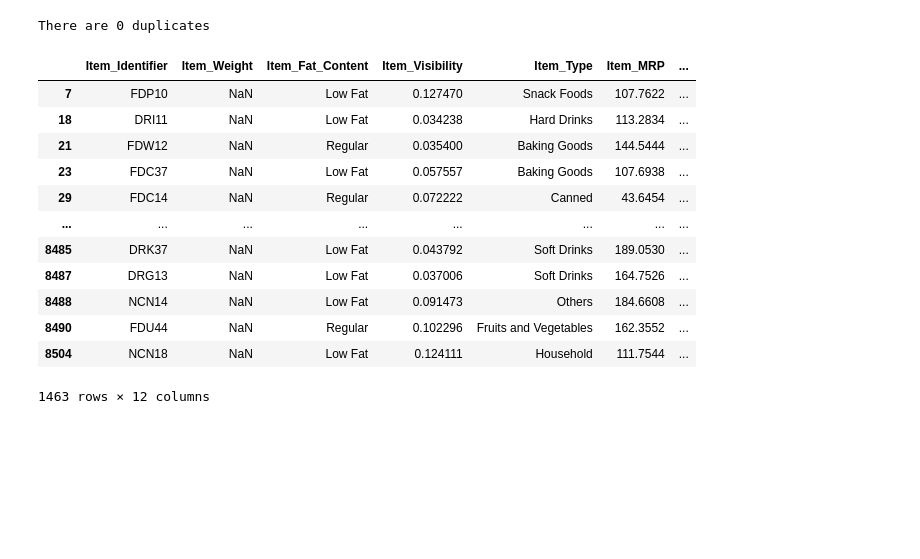
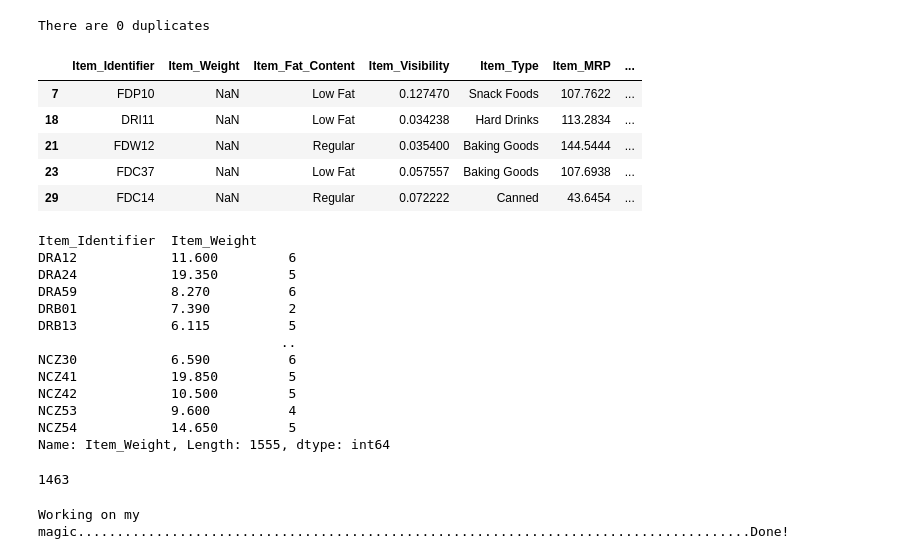
Before and after one commit to KDcodePy/Coding-dojo-project1-part1, a Jupyter notebook: Sales_prediction.ipynb, the cells around one changed output. Saved outputs shown, nothing was run; the diff lists cells and outputs as text; code cells hidden in the pictures; blank space fills up the shorter version.

```diff
--- a/Sales_prediction.ipynb
+++ b/Sales_prediction.ipynb
@@ -92,17 +92,30 @@ nan_item_weight_filter = df["Item_Weight"].isna()
 nan_iw_df = df[nan_item_weight_filter]
 # %%
 nan_iw_df # dataframe for all missing values for Item_Weight
+nan_iw_df.head()
 # %% [output]
 |  | Item_Identifier | Item_Weight | Item_Fat_Content | Item_Visibility | Item_Type | Item_MRP | ... |
 | 7 | FDP10 | NaN | Low Fat | 0.127470 | Snack Foods | 107.7622 | ... |
 | 18 | DRI11 | NaN | Low Fat | 0.034238 | Hard Drinks | 113.2834 | ... |
 | 21 | FDW12 | NaN | Regular | 0.035400 | Baking Goods | 144.5444 | ... |
 | 23 | FDC37 | NaN | Low Fat | 0.057557 | Baking Goods | 107.6938 | ... |
 | 29 | FDC14 | NaN | Regular | 0.072222 | Canned | 43.6454 | ... |
-| ... | ... | ... | ... | ... | ... | ... | ... |
-| 8485 | DRK37 | NaN | Low Fat | 0.043792 | Soft Drinks | 189.0530 | ... |
-| 8487 | DRG13 | NaN | Low Fat | 0.037006 | Soft Drinks | 164.7526 | ... |
-| 8488 | NCN14 | NaN | Low Fat | 0.091473 | Others | 184.6608 | ... |
-| 8490 | FDU44 | NaN | Regular | 0.102296 | Fruits and Vegetables | 162.3552 | ... |
-| 8504 | NCN18 | NaN | Low Fat | 0.124111 | Household | 111.7544 | ... |
-1463 rows × 12 columns
+# %%
+df.groupby(by="Item_Identifier")["Item_Weight"].value_counts()
+# it looks like we have almost the same amount of unique item ID with nan_iw_df and the raw df
+# chances are we have the same item_ID that has Item_Weight value on different index of the df
+# if item_ID registered multiple times we can get the mean value to fill the missing value on some Item_Weight of the same Item_ID
+# %% [output]
+Item_Identifier  Item_Weight
+DRA12            11.600         6
+DRA24            19.350         5
+DRA59            8.270          6
+DRB01            7.390          2
+DRB13            6.115          5
+                               ..
+NCZ30            6.590          6
+NCZ41            19.850         5
+NCZ42            10.500         5
+NCZ53            9.600          4
+NCZ54            14.650         5
+Name: Item_Weight, Length: 1555, dtype: int64
@@ -108,0 +125,17 @@ nan_iw_df # dataframe for all missing values for Item_Weight
+# %%
+df[df["Item_Weight"] == 0].value_counts().sum()
+# %% [output]
+1463
+# %%
+counter = 0
+print("Working on my magic", end='')
+for item in df['Item_Identifier']:
+  if  df.iloc[counter,1] == 0:
+    df.iat[counter,1]=df[df["Item_Identifier"] == item]["Item_Weight"].mean()
+
+  if counter % 100 == 0:
+    print(".",end='')
+  counter += 1
+print("Done!")
+# %% [output]
+Working on my magic......................................................................................Done!
```
Also changed, not shown: parts of 36 cells of this notebook.
